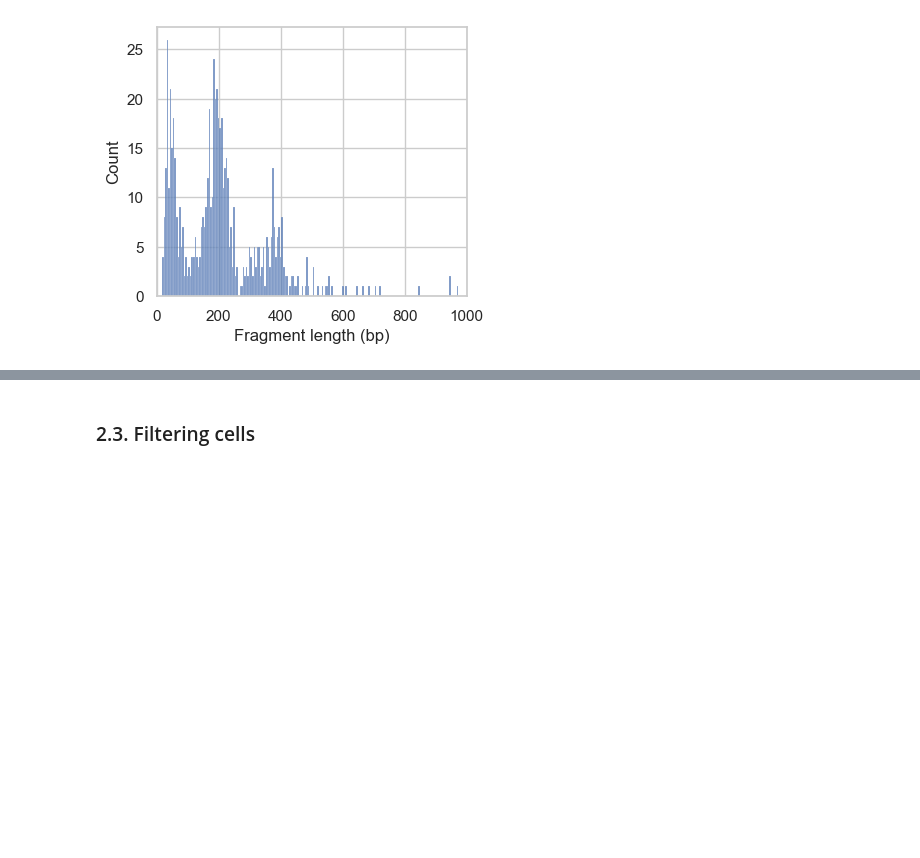
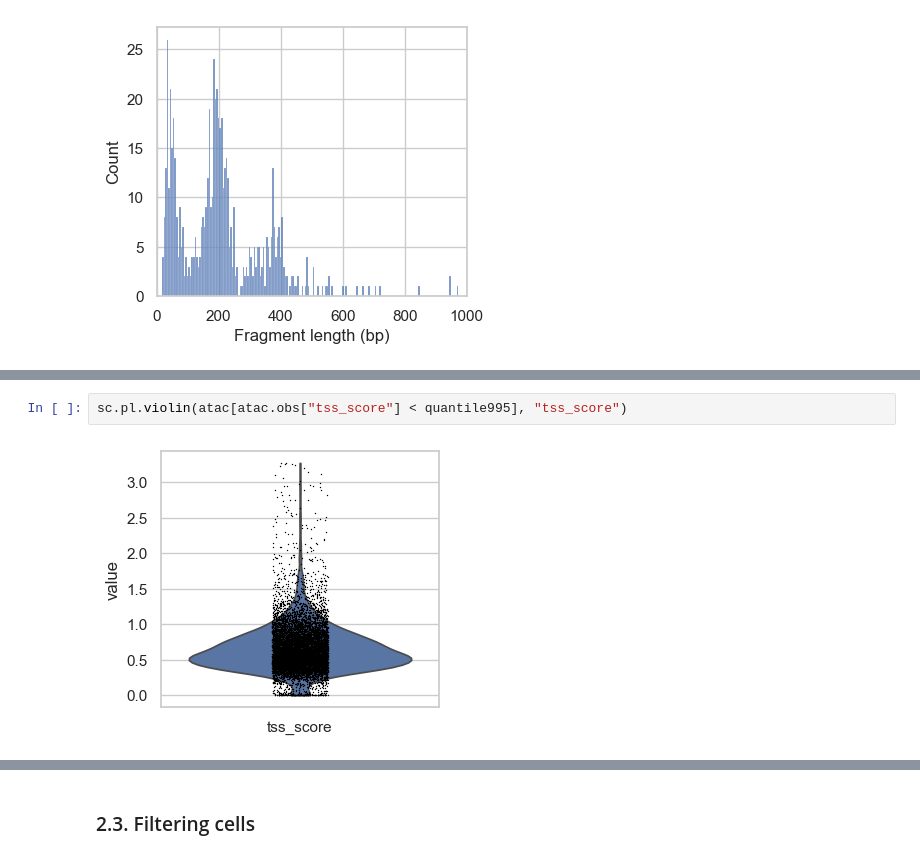
Before and after one commit to chira-ploy/singlecells-DataPlayground, a Jupyter notebook: PBMC10k/ATAC_processing.ipynb, the cells around one changed output, grey strips where cells are left out. Saved outputs shown, nothing was run; the diff lists cells and outputs as text; blank space fills up the shorter version.

```diff
--- a/PBMC10k/ATAC_processing.ipynb
+++ b/PBMC10k/ATAC_processing.ipynb
@@ -331,0 +391,4 @@ p2 = ac.pl.fragment_histogram(atac[atac.obs["nucleosome_signal_filter"] == "NS_F
+# %%
+sc.pl.violin(atac[atac.obs["tss_score"] < quantile995], "tss_score")
+# %% [output]
+[figure, added]
```
Also changed, not shown: parts of 18 cells of this notebook.
